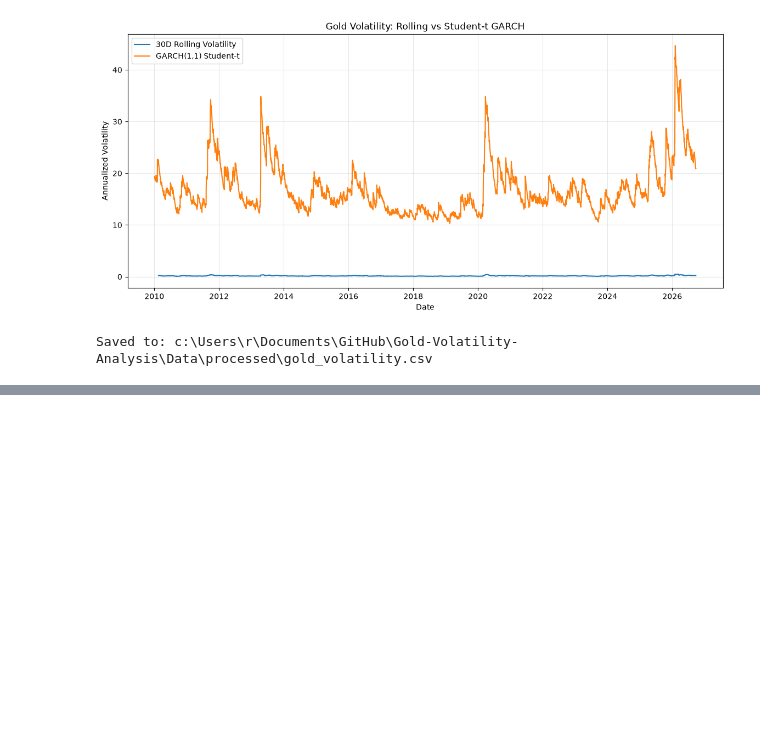
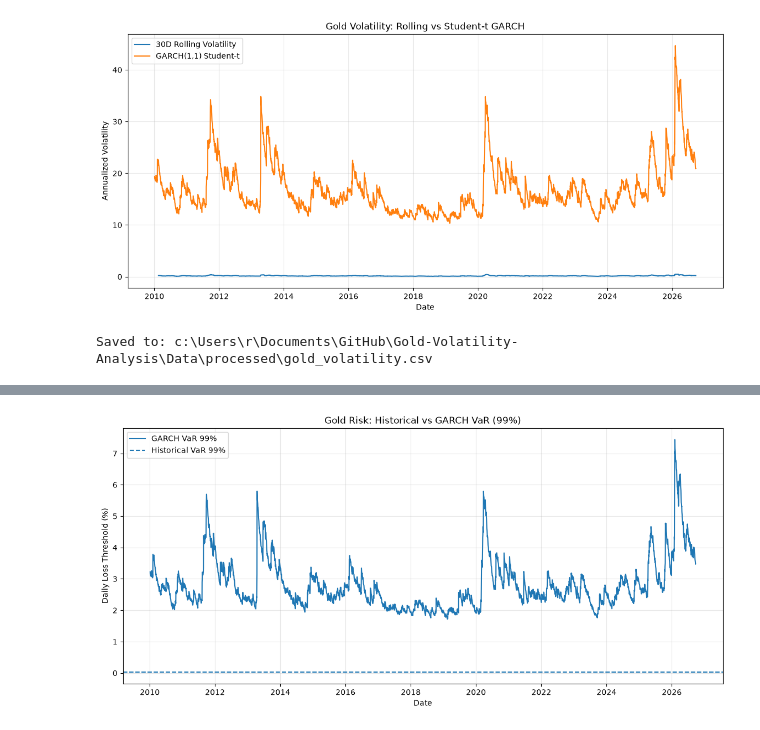
Before and after one commit to mohammadaminpeymanifar/Gold-Volatility-Analysis, a Jupyter notebook: notebooks/01_Data_Collection.ipynb, the cells around one changed output, grey strips where cells are left out. Drawn from its saved outputs; the diff is of its cells as text; code cells hidden in the pictures; blank space fills up the shorter version.

```diff
--- a/notebooks/01_Data_Collection.ipynb
+++ b/notebooks/01_Data_Collection.ipynb
@@ -1318,0 +1674,27 @@ Saved to: c:\Users\r\Documents\GitHub\Gold-Volatility-Analysis\Data\processed\go
+# %%
+plt.figure(figsize=(14, 6))
+
+plt.plot(
+    gold.index,
+    -gold["VaR_99_GARCH"],
+    label="GARCH VaR 99%"
+)
+
+plt.axhline(
+    risk_results_df.loc[
+        risk_results_df["Confidence"] == "99%",
+        "VaR"
+    ].iloc[0],
+    linestyle="--",
+    label="Historical VaR 99%"
+)
+
+plt.title("Gold Risk: Historical vs GARCH VaR (99%)")
+plt.xlabel("Date")
+plt.ylabel("Daily Loss Threshold (%)")
+plt.legend()
+plt.grid(alpha=0.3)
+
+plt.show()
+# %% [output]
+[figure, added]
```
Also changed, not shown: parts of 29 cells of this notebook, 1 other file.
